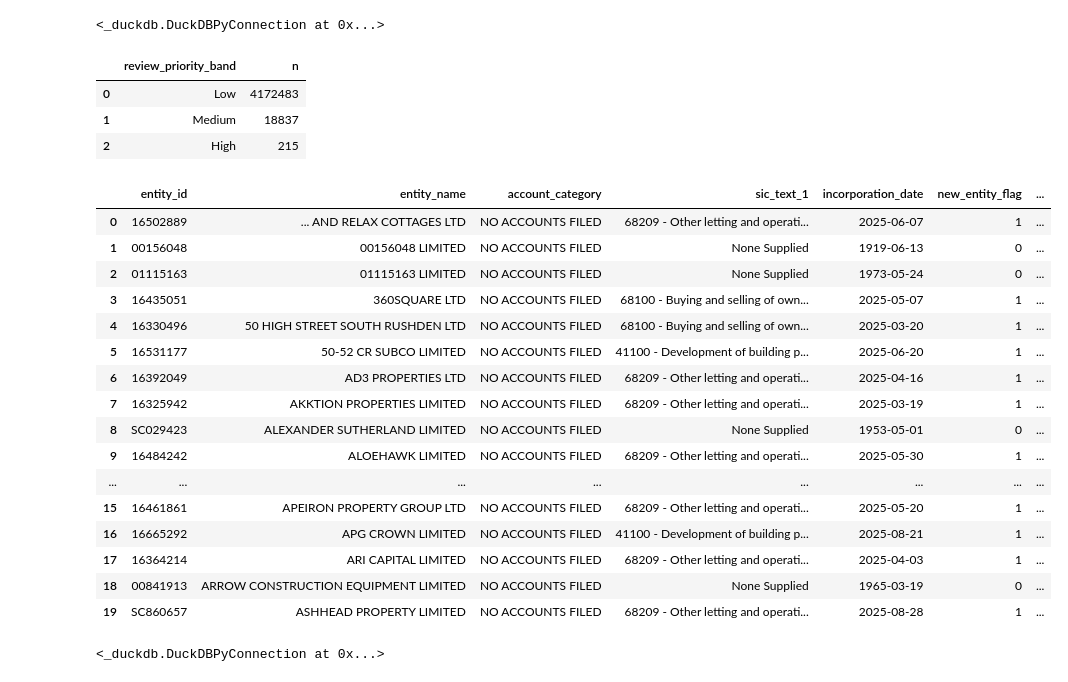
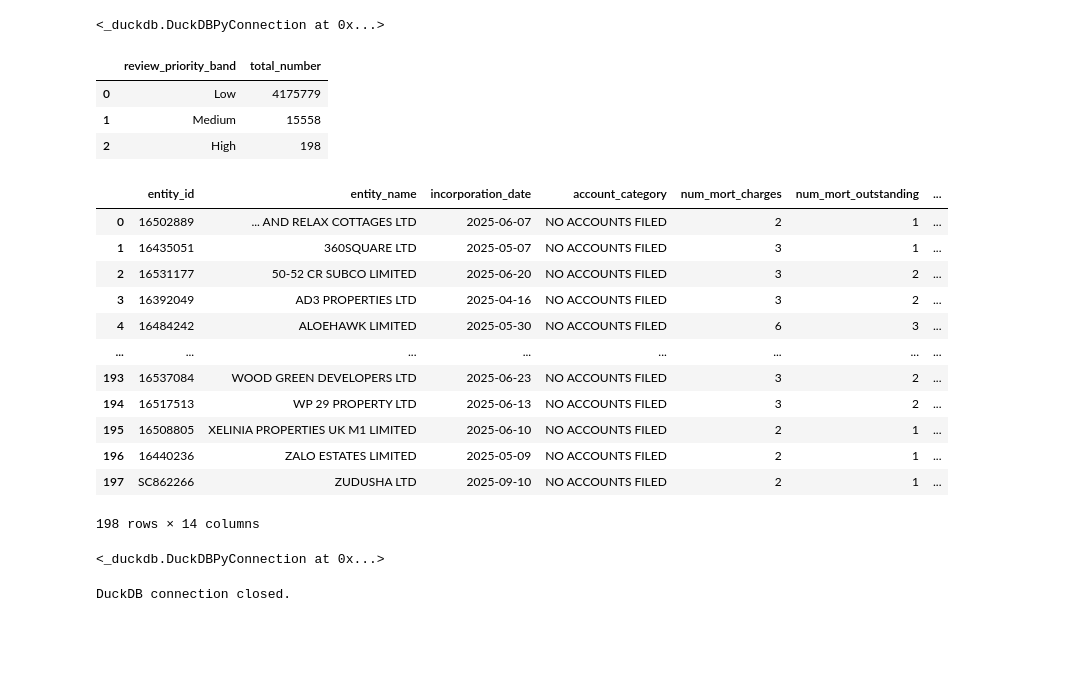
Before and after one commit to ZoeLing0818/UCL-Data-Engineering-Individual-Assignment, a Jupyter notebook: 02_risk_signal_engineering.ipynb, the cells around one changed output. Cells and saved outputs as stored; diff of their text form; code cells hidden in the pictures; blank space fills up the shorter version.

Commit message:
Update risk review prototype notebooks and curated policy docs

```diff
--- a/02_risk_signal_engineering.ipynb
+++ b/02_risk_signal_engineering.ipynb
@@ -232,56 +235,51 @@ FROM entity_risk_signals_v1
 <_duckdb.DuckDBPyConnection at 0x...>
 # %%
 duckdb_con.execute("""
-    SELECT review_priority_band, COUNT(*) AS n
+    SELECT review_priority_band, COUNT(*) AS total_number
     FROM entity_risk_signals_v2
     GROUP BY review_priority_band
-    ORDER BY n DESC
+    ORDER BY total_number DESC
 """).fetchdf()
 # %% [output]
-|  | review_priority_band | n |
-| 0 | Low | 4172483 |
-| 1 | Medium | 18837 |
-| 2 | High | 215 |
+|  | review_priority_band | total_number |
+| 0 | Low | 4175779 |
+| 1 | Medium | 15558 |
+| 2 | High | 198 |
 # %%
 duckdb_con.execute("""
     SELECT
         entity_id,
         entity_name,
+        incorporation_date,
         account_category,
+        num_mort_charges,
+        num_mort_outstanding,
         sic_text_1,
-        incorporation_date,
         new_entity_flag,
         missing_location_flag,
-        no_accounts_filled_flag,
-        num_mort_charges,
-        num_mort_outstanding,
+        no_accounts_filed_flag,
         has_outstanding_mortgage_flag,
         mixed_mortgage_profile_flag,
         review_priority_score,
         review_priority_band
     FROM entity_risk_signals_v2
     WHERE review_priority_band = 'High'
     ORDER BY review_priority_score DESC, entity_name
-    LIMIT 20
 """).fetchdf()
 # %% [output]
-|  | entity_id | entity_name | account_category | sic_text_1 | incorporation_date | new_entity_flag | ... |
-| 0 | 16502889 | ... AND RELAX COTTAGES LTD | NO ACCOUNTS FILED | 68209 - Other letting and operati... | 2025-06-07 | 1 | ... |
-| 1 | 00156048 | 00156048 LIMITED | NO ACCOUNTS FILED | None Supplied | 1919-06-13 | 0 | ... |
-| 2 | 01115163 | 01115163 LIMITED | NO ACCOUNTS FILED | None Supplied | 1973-05-24 | 0 | ... |
-| 3 | 16435051 | 360SQUARE LTD | NO ACCOUNTS FILED | 68100 - Buying and selling of own... | 2025-05-07 | 1 | ... |
-| 4 | 16330496 | 50 HIGH STREET SOUTH RUSHDEN LTD | NO ACCOUNTS FILED | 68100 - Buying and selling of own... | 2025-03-20 | 1 | ... |
-| 5 | 16531177 | 50-52 CR SUBCO LIMITED | NO ACCOUNTS FILED | 41100 - Development of building p... | 2025-06-20 | 1 | ... |
-| 6 | 16392049 | AD3 PROPERTIES LTD | NO ACCOUNTS FILED | 68209 - Other letting and operati... | 2025-04-16 | 1 | ... |
-| 7 | 16325942 | AKKTION PROPERTIES LIMITED | NO ACCOUNTS FILED | 68209 - Other letting and operati... | 2025-03-19 | 1 | ... |
-| 8 | SC029423 | ALEXANDER SUTHERLAND LIMITED | NO ACCOUNTS FILED | None Supplied | 1953-05-01 | 0 | ... |
-| 9 | 16484242 | ALOEHAWK LIMITED | NO ACCOUNTS FILED | 68209 - Other letting and operati... | 2025-05-30 | 1 | ... |
+|  | entity_id | entity_name | incorporation_date | account_category | num_mort_charges | num_mort_outstanding | ... |
+| 0 | 16502889 | ... AND RELAX COTTAGES LTD | 2025-06-07 | NO ACCOUNTS FILED | 2 | 1 | ... |
+| 1 | 16435051 | 360SQUARE LTD | 2025-05-07 | NO ACCOUNTS FILED | 3 | 1 | ... |
+| 2 | 16531177 | 50-52 CR SUBCO LIMITED | 2025-06-20 | NO ACCOUNTS FILED | 3 | 2 | ... |
+| 3 | 16392049 | AD3 PROPERTIES LTD | 2025-04-16 | NO ACCOUNTS FILED | 3 | 2 | ... |
+| 4 | 16484242 | ALOEHAWK LIMITED | 2025-05-30 | NO ACCOUNTS FILED | 6 | 3 | ... |
 | ... | ... | ... | ... | ... | ... | ... | ... |
-| 15 | 16461861 | APEIRON PROPERTY GROUP LTD | NO ACCOUNTS FILED | 68209 - Other letting and operati... | 2025-05-20 | 1 | ... |
-| 16 | 16665292 | APG CROWN LIMITED | NO ACCOUNTS FILED | 41100 - Development of building p... | 2025-08-21 | 1 | ... |
-| 17 | 16364214 | ARI CAPITAL LIMITED | NO ACCOUNTS FILED | 68209 - Other letting and operati... | 2025-04-03 | 1 | ... |
-| 18 | 00841913 | ARROW CONSTRUCTION EQUIPMENT LIMITED | NO ACCOUNTS FILED | None Supplied | 1965-03-19 | 0 | ... |
-| 19 | SC860657 | ASHHEAD PROPERTY LIMITED | NO ACCOUNTS FILED | 68209 - Other letting and operati... | 2025-08-28 | 1 | ... |
+| 193 | 16537084 | WOOD GREEN DEVELOPERS LTD | 2025-06-23 | NO ACCOUNTS FILED | 3 | 2 | ... |
+| 194 | 16517513 | WP 29 PROPERTY LTD | 2025-06-13 | NO ACCOUNTS FILED | 3 | 2 | ... |
+| 195 | 16508805 | XELINIA PROPERTIES UK M1 LIMITED | 2025-06-10 | NO ACCOUNTS FILED | 2 | 1 | ... |
+| 196 | 16440236 | ZALO ESTATES LIMITED | 2025-05-09 | NO ACCOUNTS FILED | 2 | 1 | ... |
+| 197 | SC862266 | ZUDUSHA LTD | 2025-09-10 | NO ACCOUNTS FILED | 2 | 1 | ... |
+198 rows × 14 columns
 # %%
 duckdb_con.execute("""
     COPY entity_risk_signals_v2
@@ -290,3 +288,8 @@ duckdb_con.execute("""
 """)
 # %% [output]
 <_duckdb.DuckDBPyConnection at 0x...>
+# %%
+duckdb_con.close()
+print("DuckDB connection closed.")
+# %% [output]
+DuckDB connection closed.
```
Also changed, not shown: parts of 5 cells of this notebook, 7 other files.
